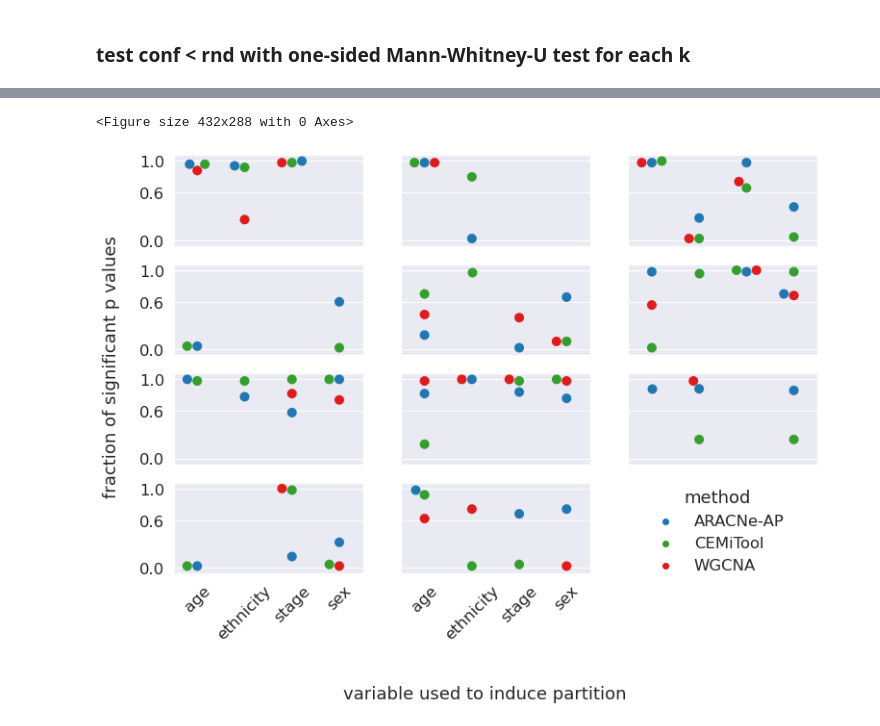
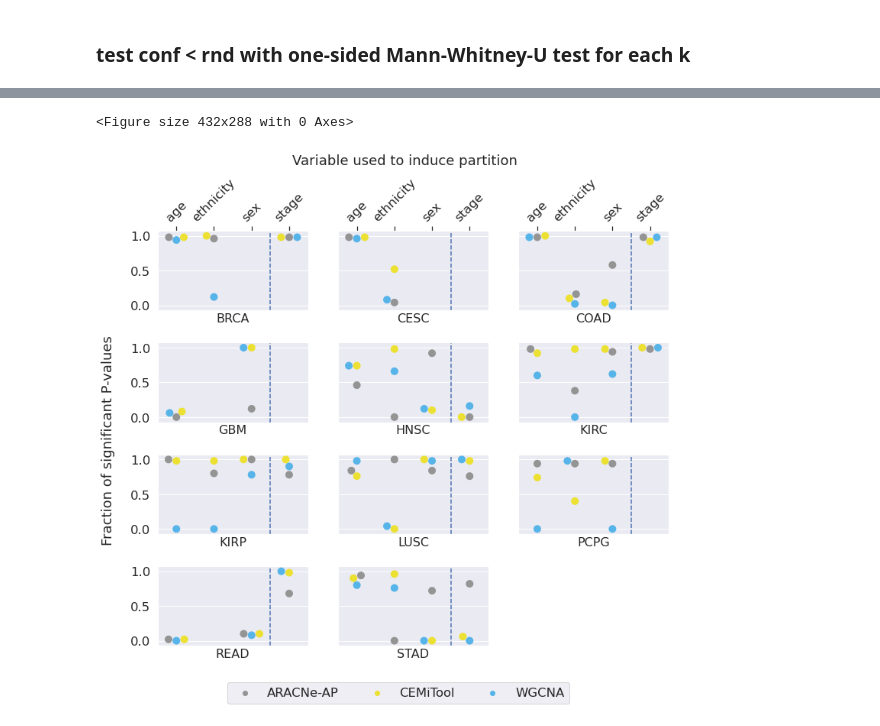
Before and after one commit to bionetslab/grn-confounders, a Jupyter notebook: results_paper/visualize_mean_JIs_blocks.ipynb, the cells around one changed output, grey strips where cells are left out. Drawn from its saved outputs; the diff is of its cells as text; code cells hidden in the pictures.

```diff
--- a/results_paper/visualize_mean_JIs_blocks.ipynb
+++ b/results_paper/visualize_mean_JIs_blocks.ipynb
@@ -71,15 +102,15 @@ JI_all = JI_all[JI_all['k']%100 == 10]
 # %% [markdown]
 ### 1) Plot mean JI over k per cohort and per confounder
 # %%
-sns.set(font_scale=1.8)
+sns.set(font_scale=2)
 sns.set_style('whitegrid')
 for ct_sel in ct_sels:
-    JI = JI_all[JI_all['cohort'] == ct_sel]
-    frms = len(set(JI['confounder/\nvariable']))
-    g = sns.FacetGrid(JI, row='method', col='confounder/\nvariable', hue='partition type',
-                      margin_titles=True, ylim=(0,1), xlim=(0,max(JI['k'].values)), legend_out=True, height=5,
+    JI_ct = JI_all[JI_all['Cohort'] == ct_sel]
+    frms = len(set(JI_ct['Confounder/\nvariable']))
+    g = sns.FacetGrid(JI_ct, row='Method', col='Confounder/\nvariable', hue='Partition type',
+                      margin_titles=True, ylim=(0,1), legend_out=True, height=5,
                     col_order=['age', 'ethnicity', 'sex', 'stage'])
     ax = g.axes[0,0]
-    g.map(sns.lineplot, "k", "mean JI",errorbar='sd').add_legend()
+    g.map(sns.lineplot, "k", "Mean JI", errorbar='sd').add_legend()
     g.fig.suptitle(str(ct_sel), y=1.04, fontsize='x-large')
 # %% [output]
@@ -126,3 +155,8 @@ sign = sign.drop('mwu.pvalue', axis=1).drop('k', axis=1)
+# %%
+sign = pd.merge(count, sign_,  how='left', left_on=['Method', 'Cohort', 'Confounder/\nvariable'],
+              right_on=['Method', 'Cohort', 'Confounder/\nvariable']).fillna(0)
+# %%
+sign['frac'] = sign['sign.pvalues']/sign['total.pvalues']
 # %%
 sign
 # %% [output]
@@ -147,27 +180,38 @@ stamp = datetime.datetime.now().strftime("%d-%m-%Y_%H:%M:%S")
 # %%
-### UNDER CONSTRUCTION
 import math
 plt.tight_layout()
 sns.set(font_scale=1.5)
 sns.set_style("darkgrid")
+plt.rcParams['axes.titley'] = -0.2
+fig, axs = plt.subplots(4, 3, figsize=(12, 10), sharey=True, sharex=True)
+fig.subplots_adjust(hspace=0.4)
+fig.text(0.5, 1.0,'Variable used to induce partition', ha='center')
+fig.text(0.04, 0.5, 'Fraction of significant P-values', va='center', rotation='vertical')
+plt.yticks([0.0, 0.5, 1.0])
+
 _mwus = pd.DataFrame(sign).reset_index()
-_mwus = _mwus.replace('ARACNE', 'ARACNe-AP').replace('CEMI', 'CEMiTool').replace('GRNBOOST2', 'GRNBoost2')
-fig, axs = plt.subplots(4, 3, figsize=(12, 8), sharey=True, sharex=True)
+_mwus = _mwus[(_mwus['Method'] != 'GRNBoost2') & (_mwus['Method'] != 'GENIE3')]
+_mwus['Confounder/\nvariable'] = pd.Categorical(_mwus['Confounder/\nvariable'], ['age', 'ethnicity', 'sex', 'stage'])
+
 i = j = 0
 for ct_sel in ct_sels:
     axs[i,j].set_ylim([-0.075, 1.075])
+    axs[i,j].set_title(ct_sel, fontdict={'fontsize': 16})
+    axs[i,j].axvline(x=2.5, linestyle='--')
+    if i == 0:
+        axs[i,j].tick_params(top=True, labeltop=True, bottom=False, labelbottom=False)
+    else:
+        axs[i,j].tick_params(top=False, labeltop=False, bottom=False, labelbottom=False)
     for tick in axs[i,j].get_xticklabels():
         tick.set_rotation(45)
-    g = sns.swarmplot(_mwus[_mwus['cohort'] == ct_sel], x='confounder/\nvariable', y='frac', hue='method',
-                    ax=axs[i,j], s=10, palette=sns.color_palette('Paired')[1:7:2], legend=(i==j==0))
+    g = sns.swarmplot(_mwus[_mwus['Cohort'] == ct_sel], x='Confounder/\nvariable', y='frac', hue='Method',
+                    ax=axs[i,j], s=10, palette=sns.color_palette('colorblind')[7:10], legend=(i==j==0))
     g.set(xlabel=None, ylabel=None)
     j = (j + 1) % 3
     i = i + 1 if j == 0 else i
-fig.text(0.5, -0.1,'variable used to induce partition', ha='center')
-fig.text(0.04, 0.5, 'fraction of significant p values', va='center', rotation='vertical')
-plt.yticks([0.0, 0.6, 1.0])
-sns.move_legend(axs[0,0], "lower right", frameon=False, bbox_to_anchor=(3.3, -3.75))
-fig.delaxes(axs[i,j])
+
+sns.move_legend(axs[0,0], "lower center", frameon=True, ncol=3, title=None, bbox_to_anchor=(1.6,-5.0))
+fig.delaxes(axs[3,2])
 # %% [output]
 <Figure size 432x288 with 0 Axes>
-[figure, old version]
+[figure, new version]
```
Also changed, not shown: parts of 7 cells of this notebook, 3 other files.
